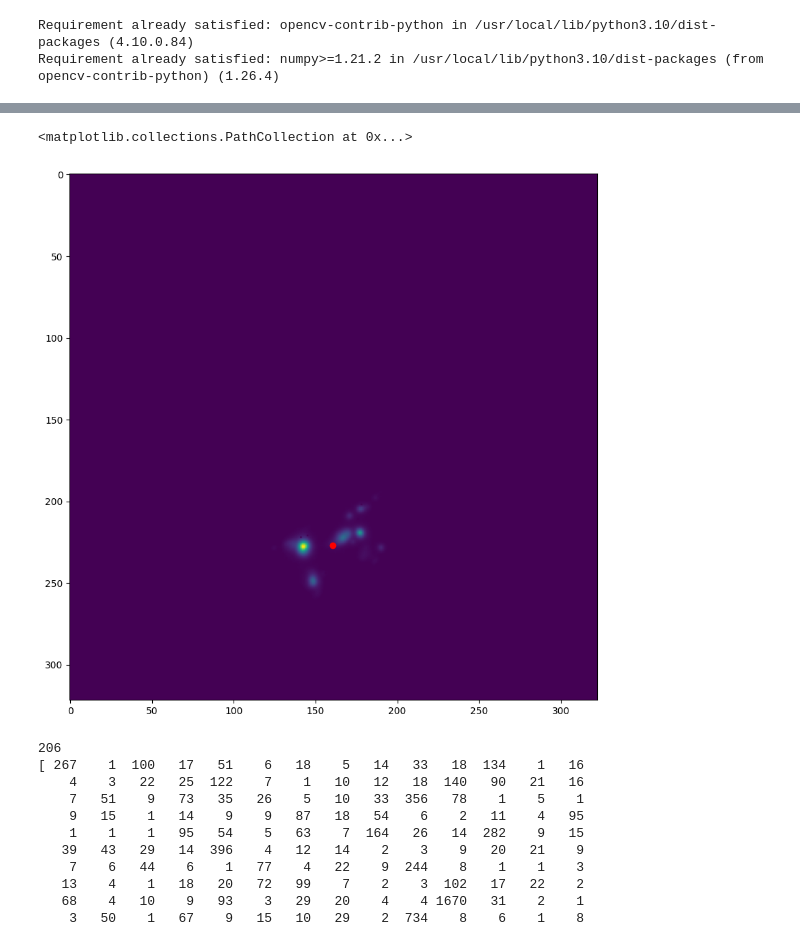
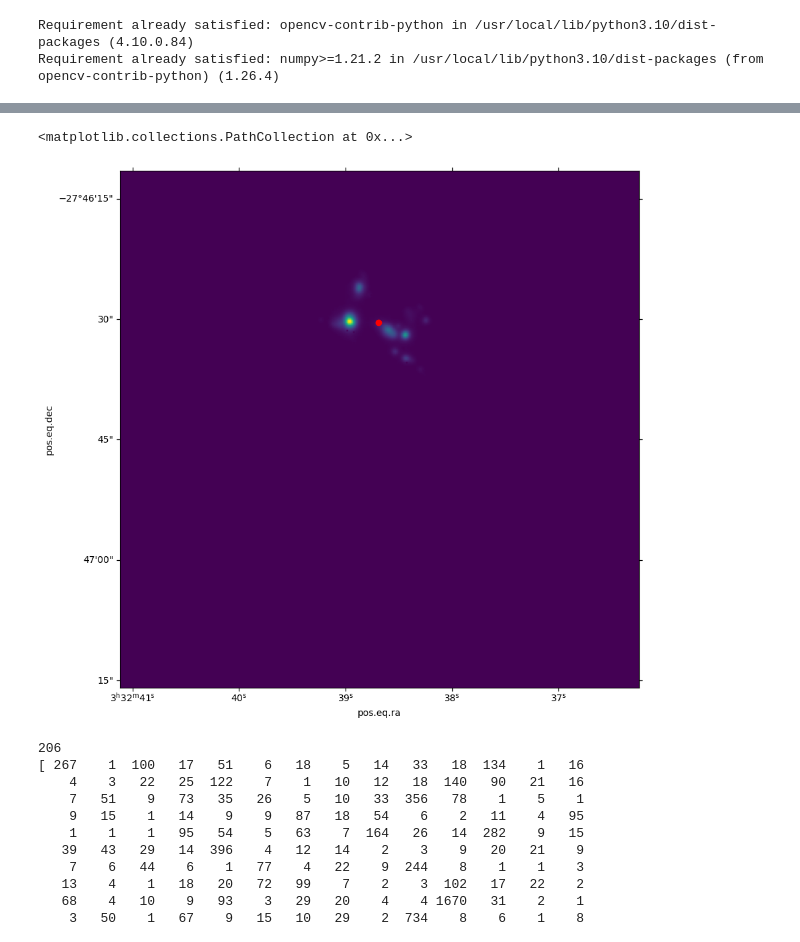
Before and after one commit to CrushinAngel/Galaxias-en-Deep-Fields, a Jupyter notebook: Deep_Fields.ipynb, the cells around one changed output, grey strips where cells are left out. Drawn from its saved outputs; the diff is of its cells as text; code cells hidden in the pictures.

```diff
--- a/Deep_Fields.ipynb
+++ b/Deep_Fields.ipynb
@@ -220,17 +221,18 @@ plt.show()
 # %%
 ind_masks = []
 ind_centroids = []
 
 for i in range(0, num_labels):
   ind_masks.append(white_masked*(labels_im == i))
   ind_centroids.append(centroids[i])
 
 plt.figure(figsize = (10,10))
+plt.subplot(projection = wcs)
 plt.imshow(ind_masks[123])
 plt.scatter(ind_centroids[123][0], ind_centroids[123][1], color = 'red')
 # %% [output]
 <matplotlib.collections.PathCollection at 0x...>
-[figure, old version]
+[figure, new version]
 # %%
 prueba_hist = np.array([np.sum(labels_im == i) for i in range(1, 207)])
 
```
Also changed, not shown: parts of 5 cells of this notebook.
